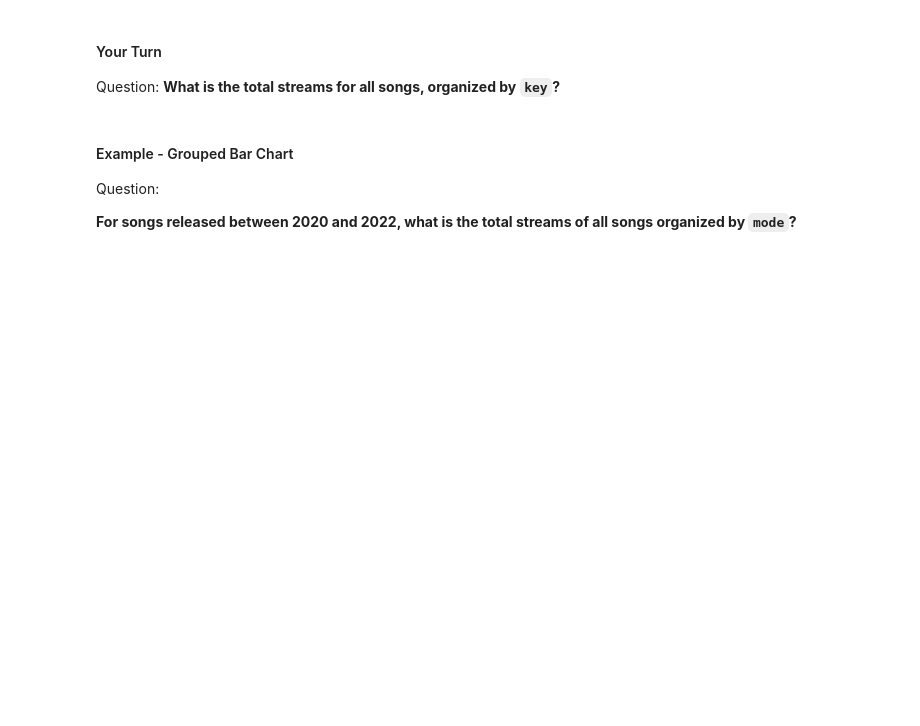
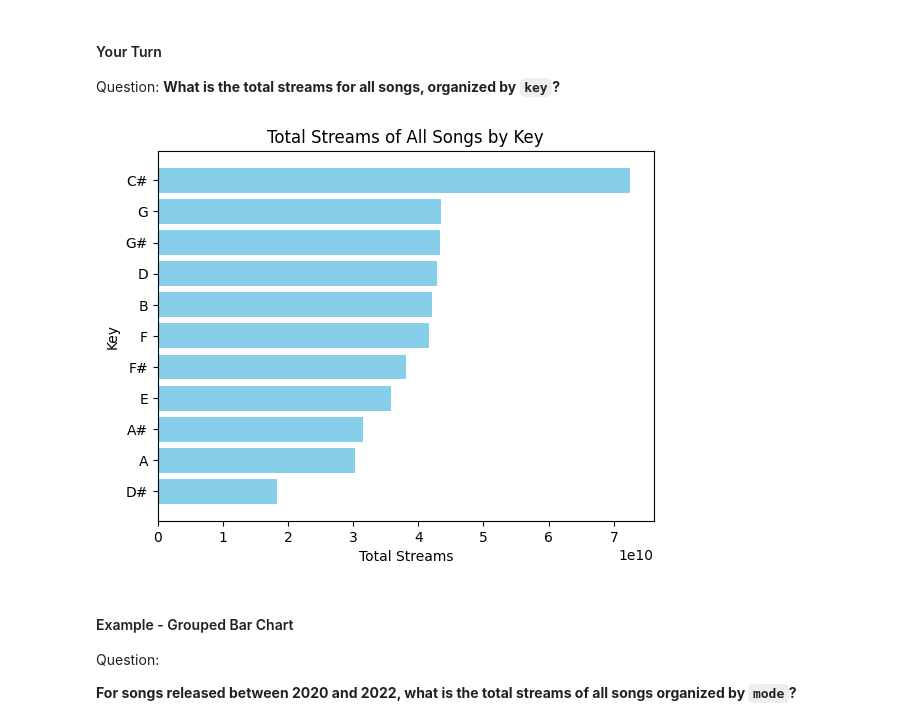
Before and after one commit to ornelagolloshi25/data-analysis-projects-class-19-and-20, a Jupyter notebook: class-19/exercises/data-viz-exercises.ipynb, the cells around one changed output. Saved outputs shown, nothing was run; the diff lists cells and outputs as text; code cells hidden in the pictures; blank space fills up the shorter version.

```diff
--- a/class-19/exercises/data-viz-exercises.ipynb
+++ b/class-19/exercises/data-viz-exercises.ipynb
@@ -203,3 +261,21 @@ Question:
+# %%
+# Code Here
+
+# Group by key and sum streams
+streams_per_key = df.groupby("key")["streams"].sum().reset_index()
+
+# Sort by streams if you want ascending order
+streams_per_key = streams_per_key.sort_values("streams")
+
+# Plot horizontal bar chart
+plt.barh(streams_per_key["key"], streams_per_key["streams"], color="skyblue")
+
+plt.title("Total Streams of All Songs by Key")
+plt.xlabel("Total Streams")
+plt.ylabel("Key")
+plt.show()
+# %% [output]
+[figure, added]
 # %% [markdown]
 #### Example - Grouped Bar Chart
 
```
Also changed, not shown: parts of 22 cells of this notebook.
